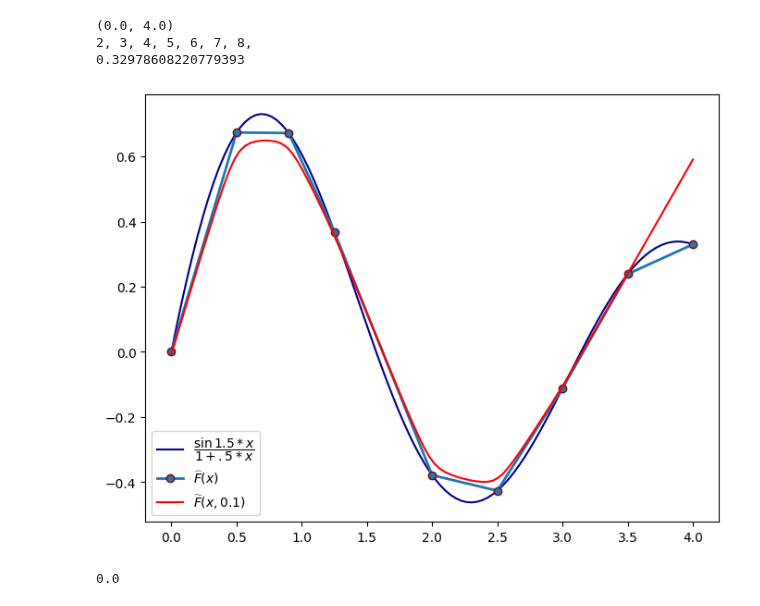
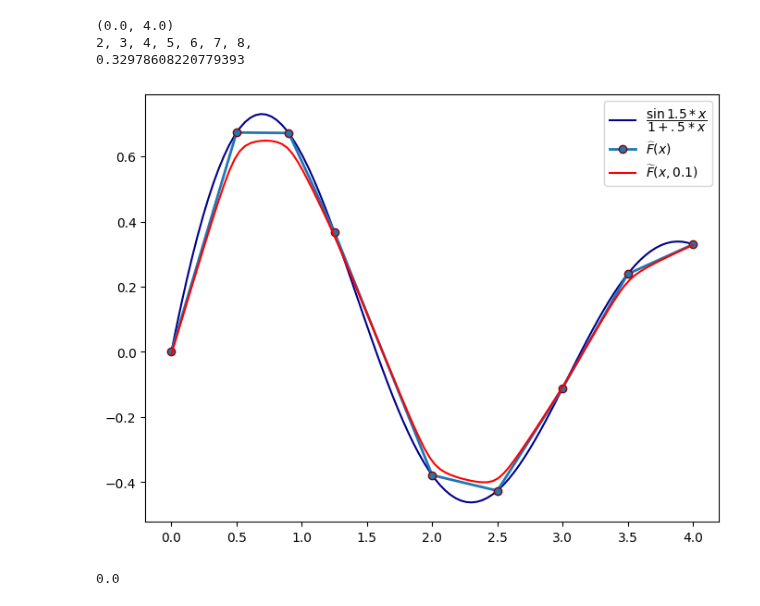
Before and after one commit to distcomp/SvF, a Jupyter notebook: ndiscr/discr_misc.ipynb, the cells around one changed output. Cells and saved outputs as stored; diff of their text form; code cells hidden in the pictures.

Commit message:
Correct Fspwl(x) graph (Nx instead of Nx-1)

```diff
--- a/ndiscr/discr_misc.ipynb
+++ b/ndiscr/discr_misc.ipynb
@@ -54,20 +54,20 @@ print(Fmesh[Nx])
 # %%
 def A(i):
     return (Fmesh[i] - Fmesh[i-1])/(xMesh[i] - xMesh[i-1])
 
 def Fspwl(x, eps, NN=Nx):
     return .5*(Fmesh[0] + A(1)*(x - xMesh[0]) + Fmesh[NN] + A(NN)*(x - xMesh[NN]) ) + \
     .5*sum((A(i) - A(i-1))*np.sqrt((x - xMesh[i-1])**2 + eps**2) for i in range(2,NN+1))
 
-Fspwl_values = Fspwl(x_mesh_fine, 0.1, Nx-1)
+Fspwl_values = Fspwl(x_mesh_fine, 0.1, Nx)
 plt.figure(figsize=figureSize)
 plt.plot(x_mesh_fine, FF_values, label=r'$\dfrac{\sin{1.5*x}}{1+.5*x}$', color='darkblue')
 plt.plot(xMesh, Fmesh, 'o-', label=r'$\widehat{F}(x)$', linewidth=2, markeredgecolor='darkred')
 plt.plot(x_mesh_fine, Fspwl_values, label=r'$\widetilde{F}(x, 0.1)$', color='red')
 plt.legend()
 plt.show()
 # %% [output]
-[figure, old version]
+[figure, new version]
 # %%
 # F(x,y)
 FxyMesh = np.array([[0, -1],[-2,4]])
```
